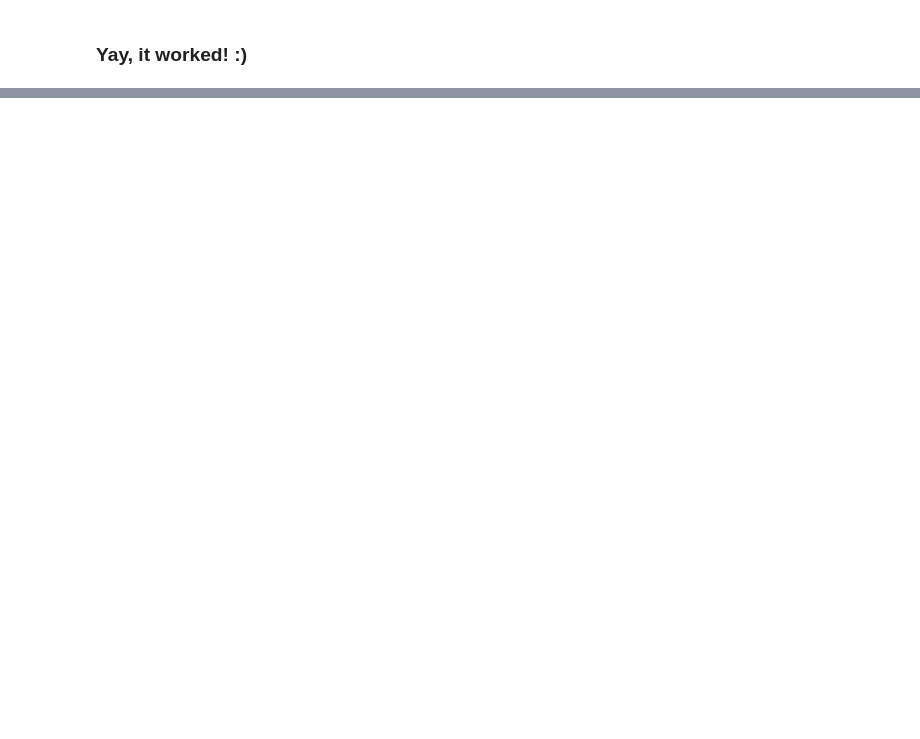
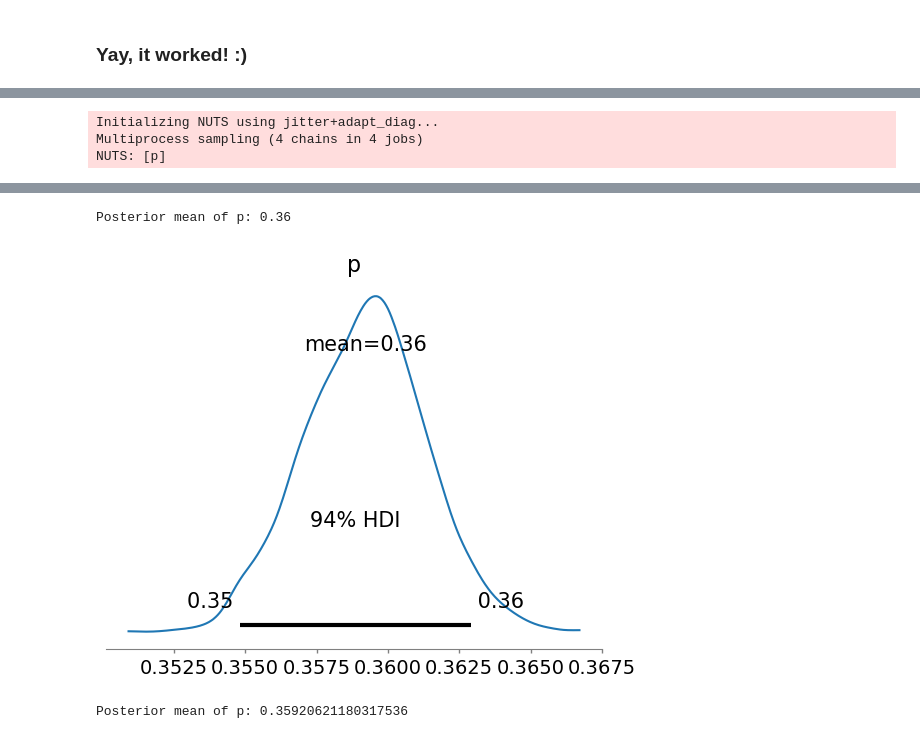
Before and after one commit to tarmojuristo/bayes2025, a Jupyter notebook: basketball.ipynb, the cells around one changed output, grey strips where cells are left out. Cells and saved outputs as stored; diff of their text form; code cells hidden in the pictures; blank space fills up the shorter version.

```diff
--- a/basketball.ipynb
+++ b/basketball.ipynb
@@ -280,0 +452,9 @@ Sampling 4 chains for 1_000 tune and 1_000 draw iterations (4_000 + 4_000 draws
+# %%
+data['y0s'] = data.y0 / 50
+data['y1s'] = data.y1 / 50
+
+data['te'] = data.y1s - data.y0s
+
+print(data.te.mean())
+
+data.head()
@@ -280,0 +523,4 @@ Sampling 4 chains for 1_000 tune and 1_000 draw iterations (4_000 + 4_000 draws
+# %%
+
+data['te'] =  (data.y1 - data.y0) / 50
+data.te.mean()
@@ -280,0 +636,4 @@ Sampling 4 chains for 1_000 tune and 1_000 draw iterations (4_000 + 4_000 draws
+# %%
+# Assign random treatment
+z = np.random.binomial(1, 0.5, size=n)
+data['y'] = np.where(z == 1, data.y1, data.y0)
@@ -280,0 +868,23 @@ Sampling 4 chains for 1_000 tune and 1_000 draw iterations (4_000 + 4_000 draws
+# %%
+d = pd.DataFrame({'y0': baseline_successes, 'y1': post_treatment_successes, 'z': treatment})
+
+y = post_treatment_successes
+# %%
+with pm.Model() as model:
+    # Define the prior for the probability of heads (p)
+    p = pm.Beta("p", alpha=1, beta=1)  # A uniform prior (alpha=1, beta=1)
+
+    observed_data = pm.Binomial("observed_data", n=n_shots, p=p, observed=y)
+
+    # Sample from the posterior distribution
+    trace = pm.sample(1000)
+
+    # Print the posterior mean of p
+    print(f"Posterior mean of p: {np.asarray(trace.posterior['p'].mean()):.2f}")
+
+    # Visualize the posterior distribution
+    az.plot_posterior(trace)
+# %% [output]
+Initializing NUTS using jitter+adapt_diag...
+Multiprocess sampling (4 chains in 4 jobs)
+NUTS: [p]
@@ -280,0 +894,6 @@ Sampling 4 chains for 1_000 tune and 1_000 draw iterations (4_000 + 4_000 draws
+Posterior mean of p: 0.36
+[figure, added]
+# %%
+    print(f"Posterior mean of p: {np.asarray(trace.posterior['p'].mean())}")
+# %% [output]
+Posterior mean of p: 0.35920621180317536
```
Also changed, not shown: parts of 66 cells of this notebook, 4 other files.
